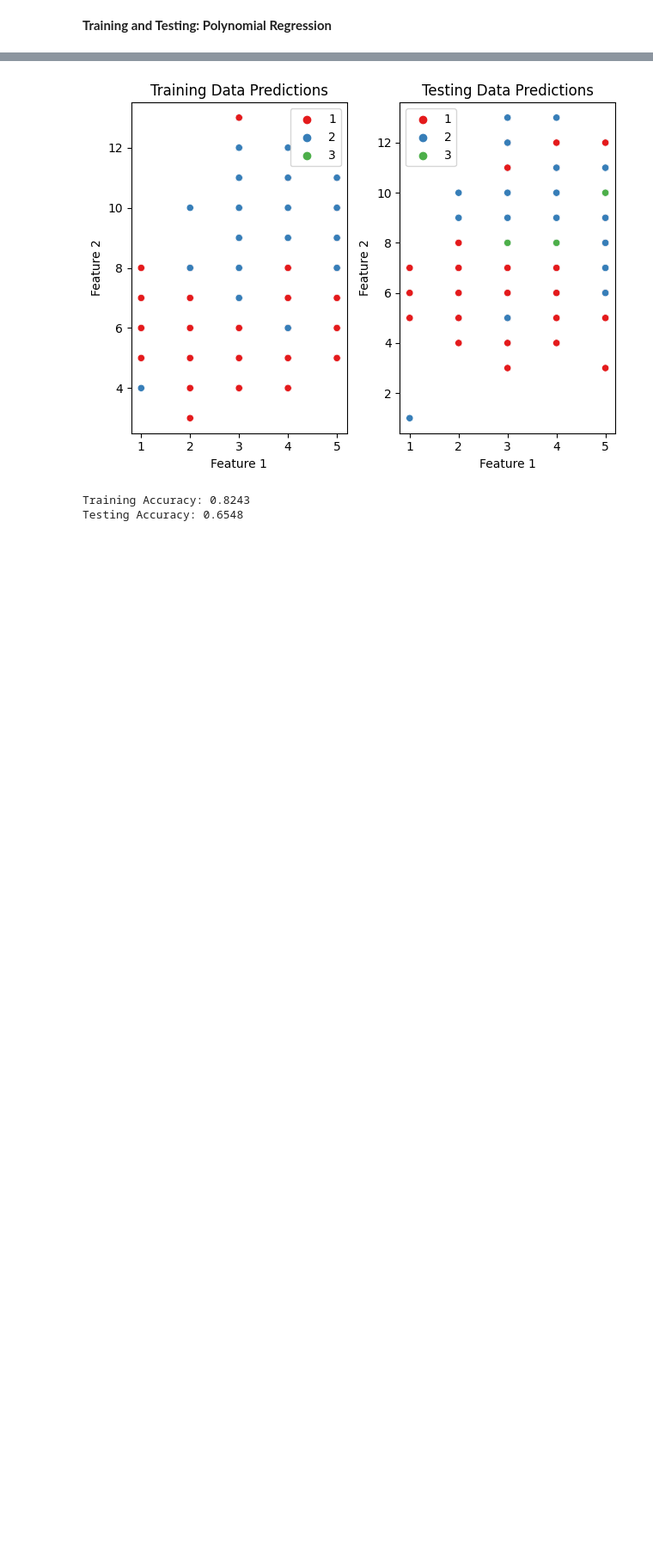
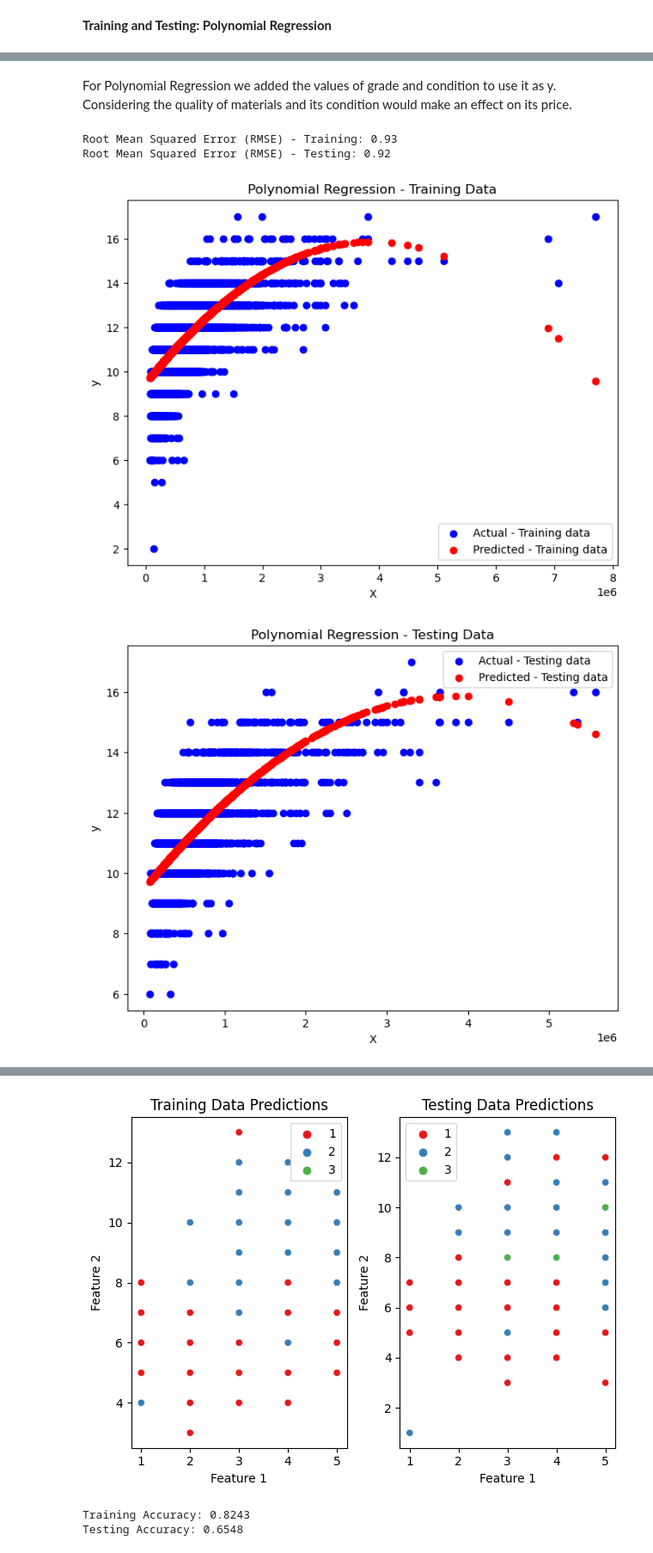
Before and after one commit to srraDs/STINTSY-MP, a Jupyter notebook: MP.ipynb, the cells around one changed output, grey strips where cells are left out. Shown at 86% size. Drawn from its saved outputs; the diff is of its cells as text; code cells hidden in the pictures; blank space fills up the shorter version.

```diff
--- a/MP.ipynb
+++ b/MP.ipynb
@@ -535,0 +476,64 @@ Root Mean Squared Error (RMSE) - Testing: 0.91
+# %% [markdown]
+For Polynomial Regression we added the values of grade and condition to use it as y. Considering the quality of materials and its condition would make an effect on its price.
+# %%
+import pandas as pd
+import numpy as np
+import matplotlib.pyplot as plt
+from sklearn.model_selection import train_test_split
+from sklearn.linear_model import LinearRegression
+from sklearn.preprocessing import PolynomialFeatures
+from sklearn.metrics import mean_squared_error
+
+# Load the dataset
+
+# Extracting features and target variable
+X = house[['price']]
+y = house['grade_con']
+
+# Splitting the dataset into training and testing sets with 70% training and 30% testing
+X_train, X_test, y_train, y_test = train_test_split(X, y, test_size=0.3, random_state=42)
+
+# Polynomial transformation of the features
+degree = 2  # Degree of the polynomial
+poly = PolynomialFeatures(degree=degree)
+X_poly_train = poly.fit_transform(X_train)
+X_poly_test = poly.transform(X_test)
+
+# Creating and fitting the polynomial regression model
+model = LinearRegression()
+model.fit(X_poly_train, y_train)
+
+# Predictions on training and testing data
+y_pred_train = model.predict(X_poly_train)
+y_pred_test = model.predict(X_poly_test)
+
+# Calculating the RMSE for training and testing data
+rmse_train = np.sqrt(mean_squared_error(y_train, y_pred_train))
+rmse_test = np.sqrt(mean_squared_error(y_test, y_pred_test))
+print(f"Root Mean Squared Error (RMSE) - Training: {rmse_train:.2f}")
+print(f"Root Mean Squared Error (RMSE) - Testing: {rmse_test:.2f}")
+
+# Visualizing the training results
+plt.figure(figsize=(8, 6))
+plt.scatter(X_train, y_train, color='blue', label='Actual - Training data')
+plt.scatter(X_train, y_pred_train, color='red', label='Predicted - Training data')
+plt.title('Polynomial Regression - Training Data')
+plt.xlabel('X')
+plt.ylabel('y')
+plt.legend()
+plt.show()
+
+# Visualizing the testing results
+plt.figure(figsize=(8, 6))
+plt.scatter(X_test, y_test, color='blue', label='Actual - Testing data')
+plt.scatter(X_test, y_pred_test, color='red', label='Predicted - Testing data')
+plt.title('Polynomial Regression - Testing Data')
+plt.xlabel('X')
+plt.ylabel('y')
+plt.legend()
+plt.show()
+# %% [output]
+Root Mean Squared Error (RMSE) - Training: 0.93
+Root Mean Squared Error (RMSE) - Testing: 0.92
+[figure, added]
+[figure, added]
```
Also changed, not shown: parts of 8 cells of this notebook.
